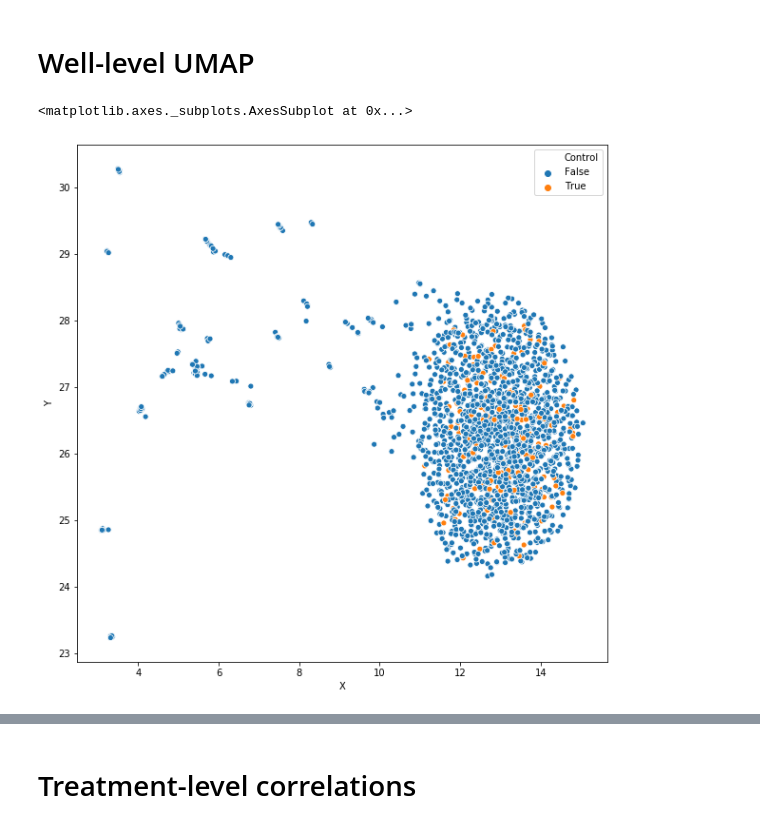
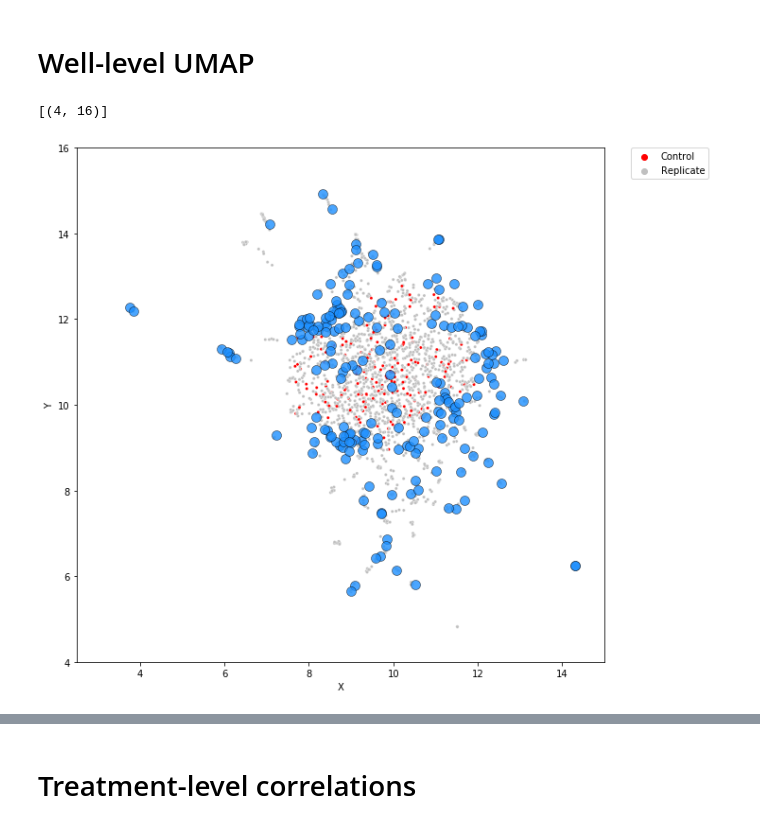
Before and after one commit to broadinstitute/DeepProfilerExperiments, a Jupyter notebook: ta-orf/02-profiles-visualizations.ipynb, the cells around one changed output, grey strips where cells are left out. Cells and saved outputs as stored; diff of their text form; code cells hidden in the pictures.

```diff
--- a/ta-orf/02-profiles-visualizations.ipynb
+++ b/ta-orf/02-profiles-visualizations.ipynb
@@ -16,13 +23,26 @@ columns2 = [str(i) for i in range(NUM_FEATURES)]
 # %% [markdown]
 # Well-level UMAP
 # %%
-reducer = umap.UMAP()
+reducer = umap.UMAP(n_neighbors=15, n_components=2)
 embeddings = reducer.fit_transform(wells[columns2])
 aux = pd.concat((pd.DataFrame(embeddings, columns=["X", "Y"]), wells.reset_index()), axis=1)
-# %%
-aux["Control"] = aux["pert_name"] == "EMPTY_" #["broad_sample"].isna()
-plt.figure(figsize=(10,10))
-sb.scatterplot(data=aux, x="X", y="Y", hue="Control")
-# %% [output]
-<matplotlib.axes._subplots.AxesSubplot at 0x...>
-[figure, removed]
+# %%
+aux["Control"] = ""
+aux.loc[aux["pert_name"] == "EMPTY_", "Control"] = "Control"
+aux.loc[aux["pert_name"] != "EMPTY_", "Control"] = "Replicate"
+# %%
+trt_embb = reducer.transform(annotated_treatments[columns2])
+main = pd.concat((pd.DataFrame(trt_embb, columns=["X","Y"]), annotated_treatments), axis=1)
+# %%
+plt.figure(figsize=(10,10))
+g = sb.scatterplot(data=aux, x="X", y="Y", hue="Control", s=10, palette=["red", "silver"])
+h = sb.scatterplot(data=main, x="X", y="Y", s=100, color="dodgerblue", linewidth=0.5, edgecolor="black", alpha=0.8)
+
+plt.legend(bbox_to_anchor=(1.05, 1), loc=2, borderaxespad=0.)
+x_lims = (2.5, 15)
+y_lims = (4, 16)
+g.set(xlim=x_lims)
+g.set(ylim=y_lims)
+# %% [output]
+[(4, 16)]
+[figure, added]
```
Also changed, not shown: parts of 10 cells of this notebook, 2 other files.
